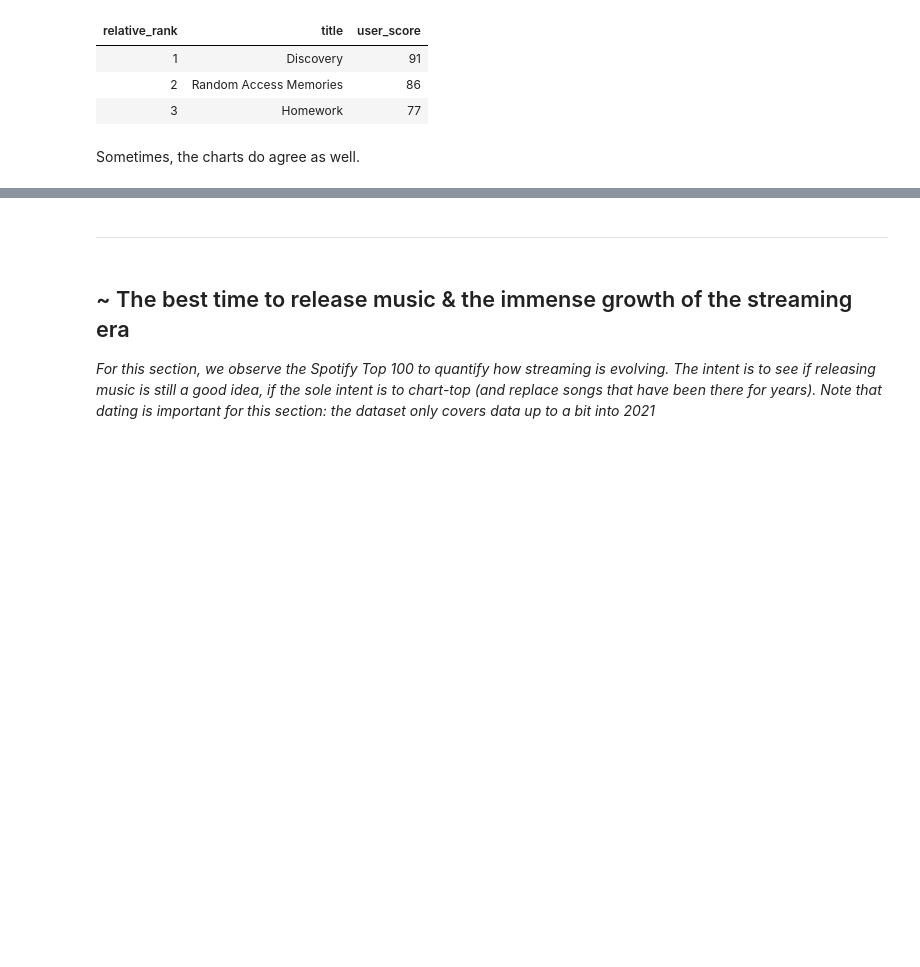
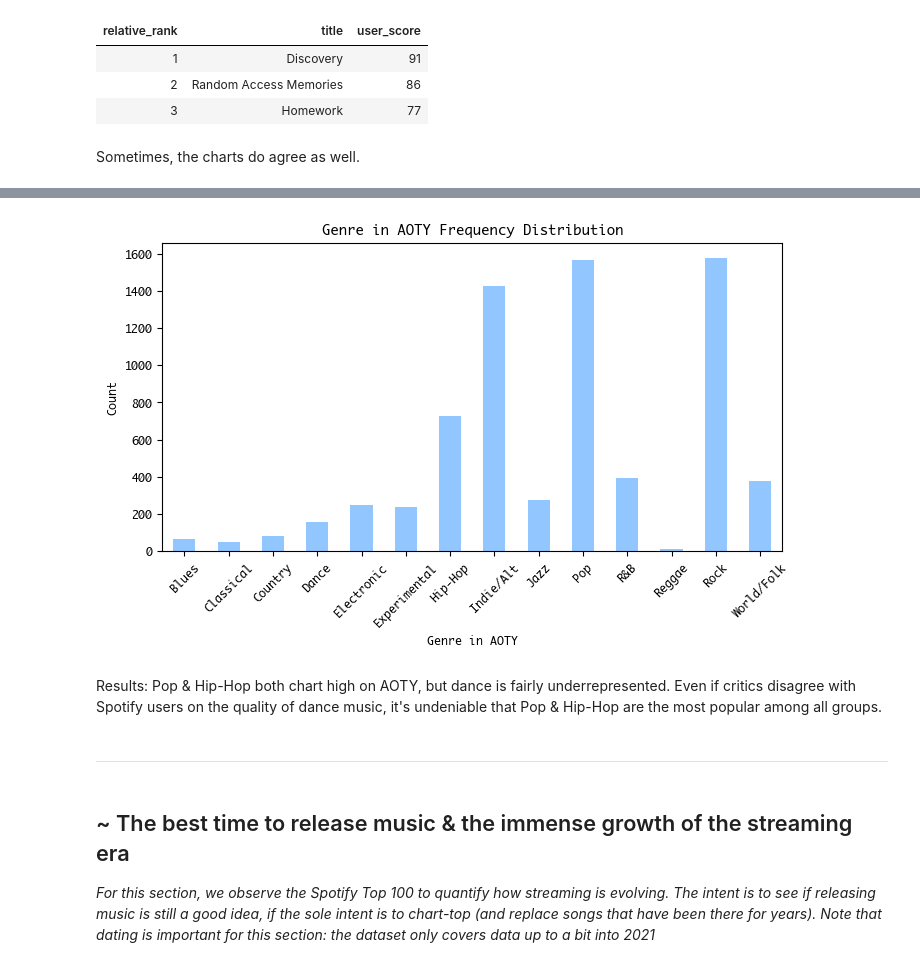
Before and after one commit to buiswrld/soundscaping, a Jupyter notebook: results.ipynb, the cells around one changed output, grey strips where cells are left out. Cells and saved outputs as stored; diff of their text form; code cells hidden in the pictures; blank space fills up the shorter version.

```diff
--- a/results.ipynb
+++ b/results.ipynb
@@ -209,3 +226,10 @@ Sometimes, the charts do agree as well.
+# %%
+genres = {genre: classify(df_aoty, 'genres', pattern) for genre, pattern in genres_patterns.items()}
+renderer.plot_key_frequency(genres, title = 'Genre in AOTY')
+# %% [output]
+[figure, added]
+# %% [markdown]
+Results: Pop & Hip-Hop both chart high on AOTY, but dance is fairly underrepresented. Even if critics disagree with Spotify users on the quality of dance music, it's undeniable that Pop & Hip-Hop are the most popular among all groups.
 # %% [markdown]
 ---
 # %% [markdown]
```
Also changed, not shown: parts of 7 cells of this notebook, 2 other files.
